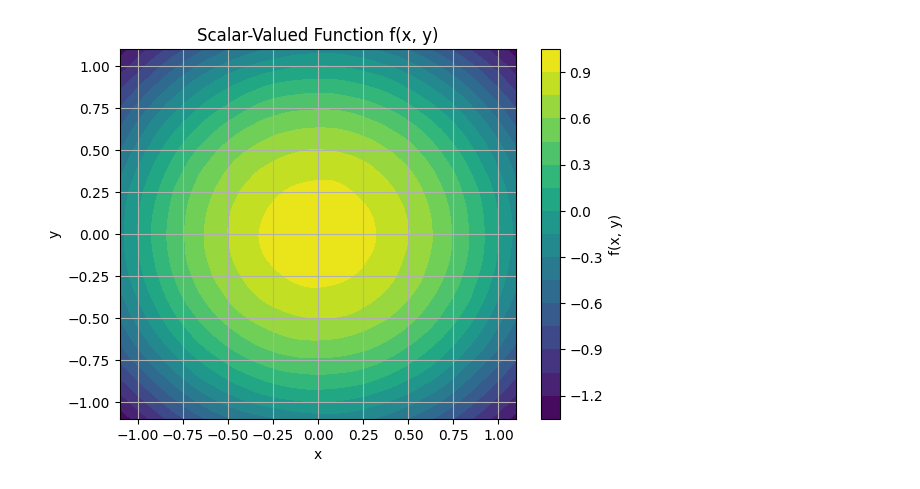
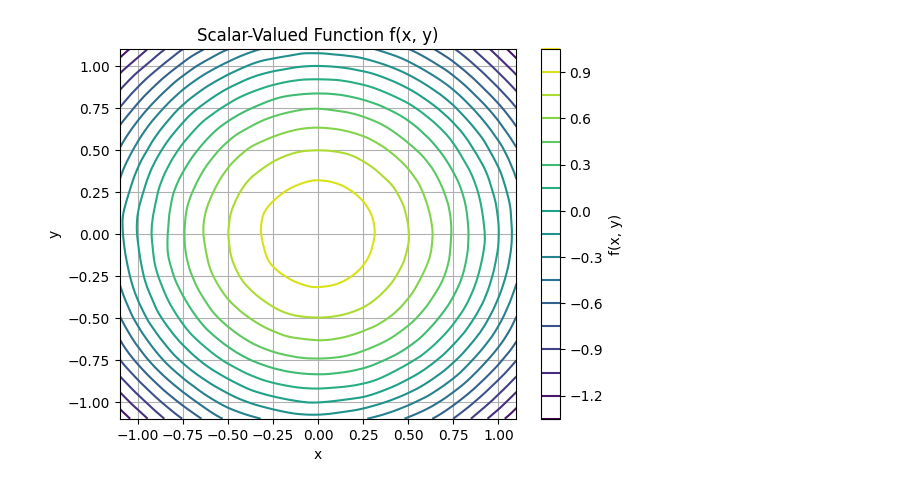
Before and after one commit to csgellert/NeuralIGA, a Jupyter notebook: Neural iga/create_neural_implicit.ipynb, the cells around one changed output. Drawn from its saved outputs; the diff is of its cells as text; code cells hidden in the pictures.

```diff
--- a/Neural iga/create_neural_implicit.ipynb
+++ b/Neural iga/create_neural_implicit.ipynb
@@ -24,6 +24,6 @@ Step 499, Total loss 0.000011
 # %%
-NeuralImplicit.plotDisctancefunction(relu_model,100)
+NeuralImplicit.plotDisctancefunction(relu_model,100,contour = True)
 # %% [output]
-[figure, old version]
+[figure, new version]
 # %%
 relu_model.save()
```
Also changed, not shown: parts of 1 cell of this notebook, 1 other file.
